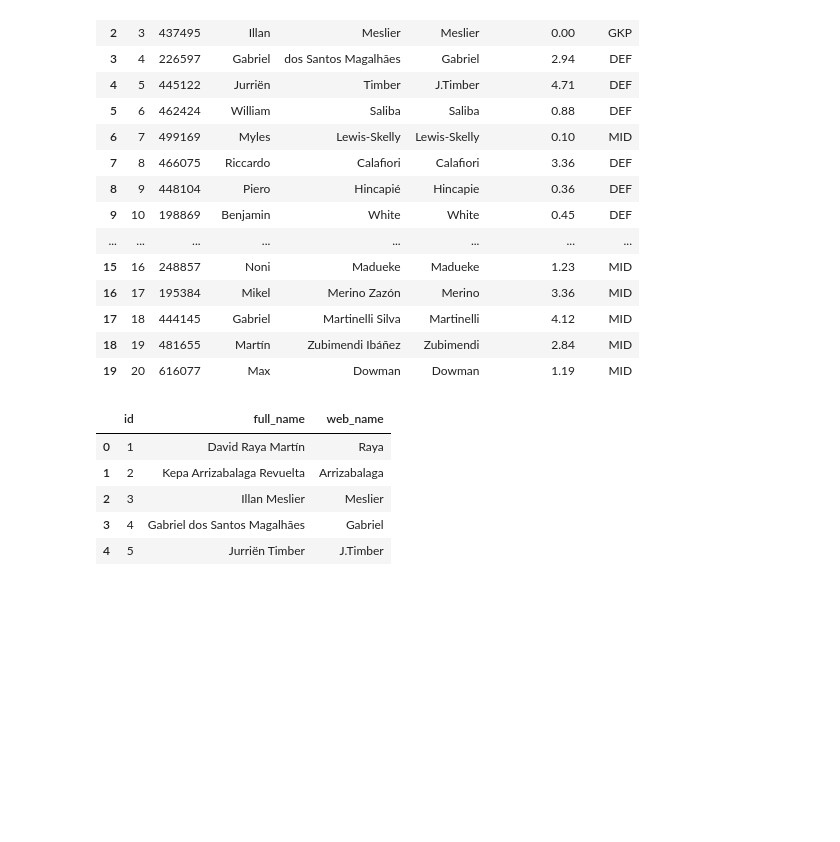
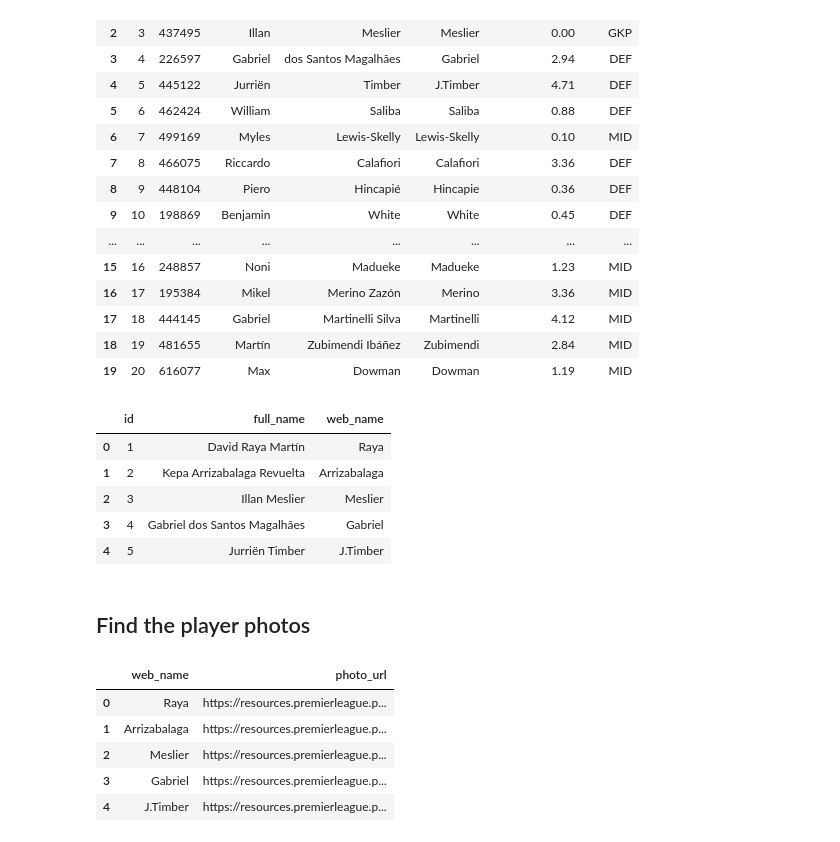
Before and after one commit to mchomm/fpl_predictions, a Jupyter notebook: misc/scripts/practice_api.ipynb, the cells around one changed output. Saved outputs shown, nothing was run; the diff lists cells and outputs as text; code cells hidden in the pictures; blank space fills up the shorter version.

```diff
--- a/misc/scripts/practice_api.ipynb
+++ b/misc/scripts/practice_api.ipynb
@@ -117,3 +117,28 @@ display(players[["id", "full_name", "web_name"]].head())
 | 2 | 3 | Illan Meslier | Meslier |
 | 3 | 4 | Gabriel dos Santos Magalhães | Gabriel |
 | 4 | 5 | Jurriën Timber | J.Timber |
+# %% [markdown]
+## Find the player photos
+# %%
+players[["web_name", "code", "photo"]].head()
+
+base_url = (
+    "https://resources.premierleague.pulselive.com/"
+    "premierleague/photos/players/250x250/"
+)
+
+players["photo_url"] = (
+    base_url
+    + "p"
+    + players["code"].astype(str)
+    + ".png"
+)
+
+players[["web_name", "photo_url"]].head()
+# %% [output]
+|  | web_name | photo_url |
+| 0 | Raya | https://resources.premierleague.p... |
+| 1 | Arrizabalaga | https://resources.premierleague.p... |
+| 2 | Meslier | https://resources.premierleague.p... |
+| 3 | Gabriel | https://resources.premierleague.p... |
+| 4 | J.Timber | https://resources.premierleague.p... |
```
Also changed, not shown: parts of 6 cells of this notebook, 39 other files.
